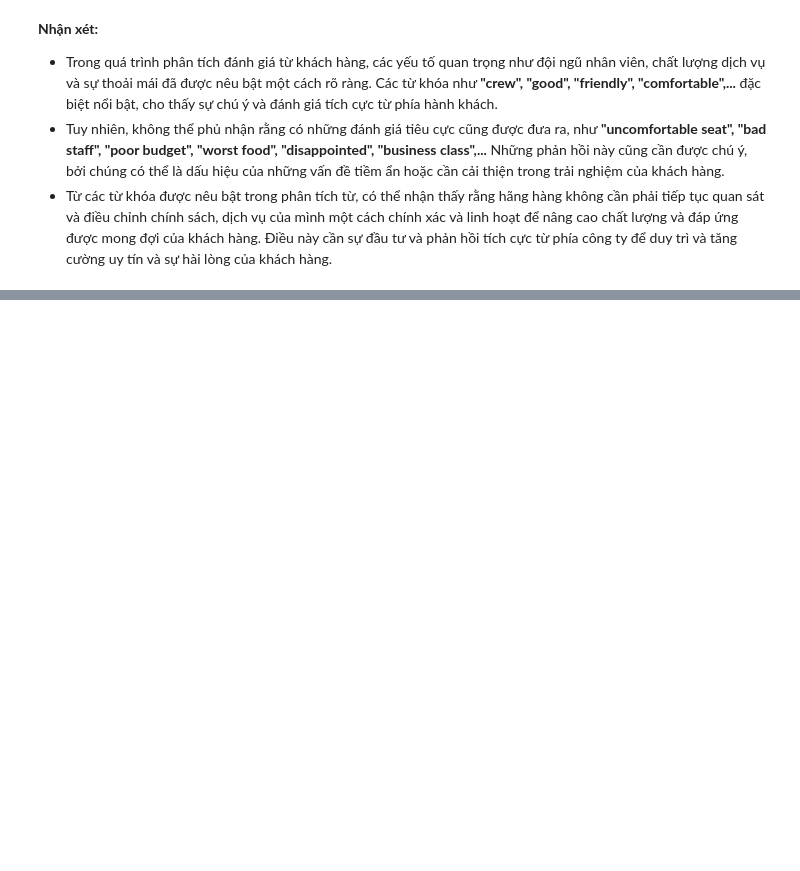
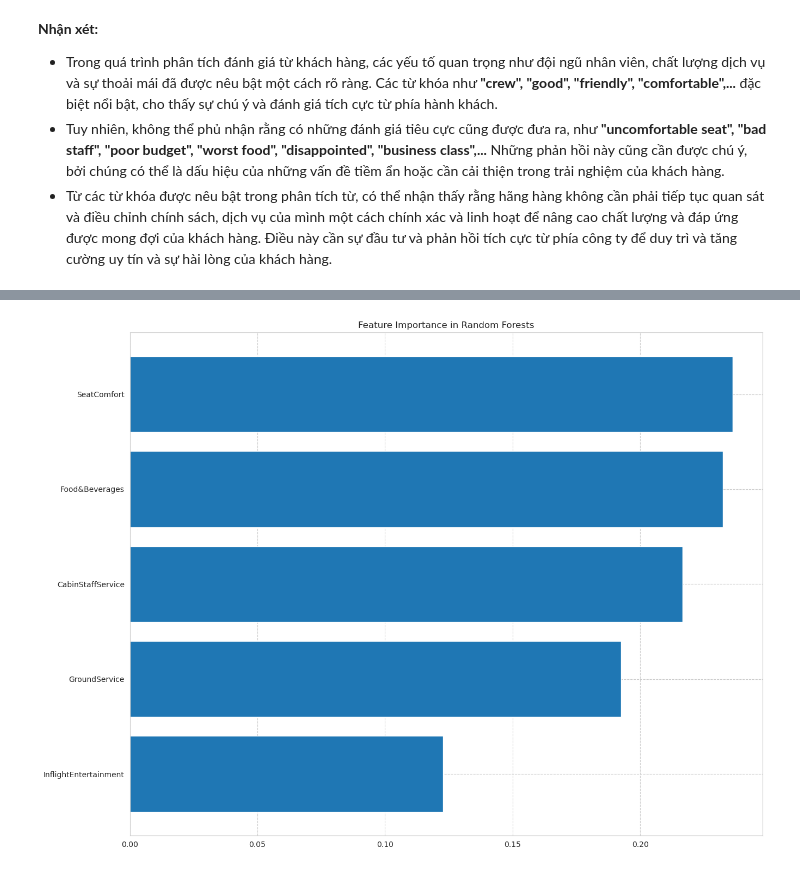
Before and after one commit to kienlqd1234/DataVisualization_Lab01, a Jupyter notebook: EDA.ipynb, the cells around one changed output, grey strips where cells are left out. Saved outputs shown, nothing was run; the diff lists cells and outputs as text; code cells hidden in the pictures; blank space fills up the shorter version.

Commit message:
update model

```diff
--- a/EDA.ipynb
+++ b/EDA.ipynb
@@ -127,0 +109,26 @@ plt.show()
+# %%
+from sklearn.ensemble import RandomForestClassifier
+
+df['OverallRatingType'] = np.where((df['OverallRating'] >= 1) & (df['OverallRating'] <= 3), 0, # poor
+                               np.where((df['OverallRating'] >= 4) & (df['OverallRating'] <= 6), 1, # fair
+                                        np.where((df['OverallRating'] >= 7) & (df['OverallRating'] <= 8), 2, # good
+                                                 np.where((df['OverallRating'] >= 9) & (df['OverallRating'] <= 10), 3, # excellent
+                                                          df['OverallRating']
+                                                         )
+                                                )
+                                       )
+                              )
+
+df
+
+X = df[['SeatComfort', 'CabinStaffService', 'GroundService', 'Food&Beverages', 'InflightEntertainment']]
+y = df[['OverallRatingType']]
+
+model = RandomForestClassifier()
+model.fit(X, y)
+
+f, ax=plt.subplots(figsize=(15,12))
+pd.Series(model.feature_importances_, X.columns).sort_values(ascending=True).plot.barh(width=0.8, ax=ax)
+ax.set_title('Feature Importance in Random Forests');
+# %% [output]
+[figure, added]
```
Also changed, not shown: parts of 8 cells of this notebook.
